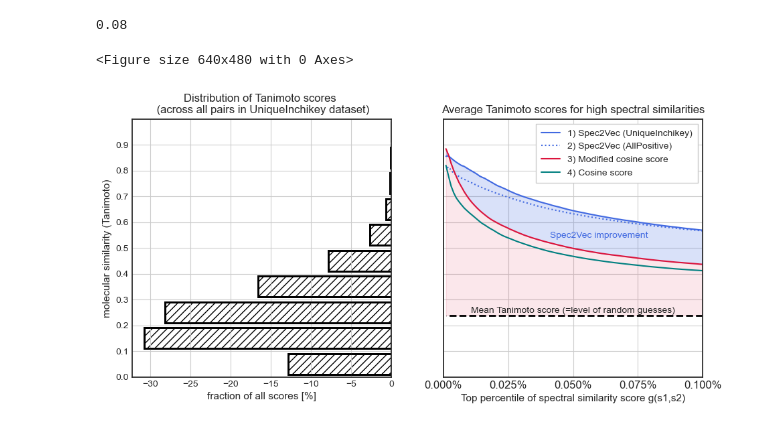
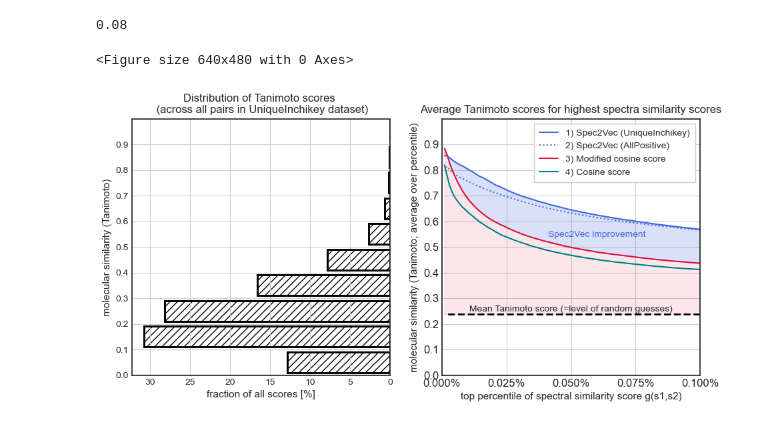
Before and after one commit to iomega/spec2vec_gnps_data_analysis, a Jupyter notebook: notebooks/iomega-7-compare-the-different-scores.ipynb, the cells around one changed output. Saved outputs shown, nothing was run; the diff lists cells and outputs as text; code cells hidden in the pictures.

```diff
--- a/notebooks/iomega-7-compare-the-different-scores.ipynb
+++ b/notebooks/iomega-7-compare-the-different-scores.ipynb
@@ -260,21 +275,22 @@ plt.figure()
 fig, (ax1, ax2) = plt.subplots(1, 2, sharey=True, figsize=figsize)
 #fig, ax1 = plt.subplots(1,1)
 bar_width = 0.8 * 1/n_bins
-ax1.barh(bin_edges[:-1]+delta_bin/2, -100*hist/np.sum(hist), height = bar_width, color='none',
+ax1.barh(bin_edges[:-1]+delta_bin/2, 100*hist/np.sum(hist), height = bar_width, color='none',
          edgecolor='black', hatch="///", lw=2., zorder = 0)
-ax1.barh(bin_edges[:-1]+delta_bin/2, -100*hist/np.sum(hist), height = bar_width,
+ax1.barh(bin_edges[:-1]+delta_bin/2, 100*hist/np.sum(hist), height = bar_width,
          edgecolor='black', linewidth=2, color='none',alpha=1)
 
 maxbar = np.max(100*hist/np.sum(hist))
-plt.xticks(-10*np.arange(np.ceil(maxbar/10)), ["{}".format(10*x) for x in np.arange(np.ceil(maxbar/10))],
+plt.xticks(10*np.arange(np.ceil(maxbar/10)), ["{}".format(10*x) for x in np.arange(np.ceil(maxbar/10))],
            fontsize=12)
 
 bar_labels = ['{:03.1f}'.format(bins_lst[i]) for i in range(n_bins)]
-plt.yticks(bins_lst[:-1], bar_labels, fontsize=12)#, rotation='vertical')
+plt.yticks(bins_lst[:-1], bar_labels, fontsize=12)
 ax1.set_ylabel('molecular similarity (Tanimoto)', fontsize=label_fontsize)
 ax1.set_xlabel('fraction of all scores [%]', fontsize=label_fontsize)
 plt.setp(ax.spines.values(), linewidth=3, color="black")
 ax1.grid(True)
+ax1.set_xlim((1.05 * max(100*hist/np.sum(hist)), 0))
 
 #Plot 2
 num_bins = 100
@@ -301,34 +317,35 @@ ax2.fill_between(x_percentiles, len(x_percentiles) * [tanimoto_mean], percentile
 
 ax2.plot(x_percentiles, percentile_cosine_tol0005,
          color='teal', #'gold',
          label='4) Cosine score')
 #ax2.fill_between(x_percentiles, percentile_cosine_tol0005, color='teal', alpha=0.1)
 
 ax2.plot(x_percentiles, len(x_percentiles) * [tanimoto_mean], "--", color='black', linewidth=2,
         )#label='5) Mean Tanimoto score (=level of random guesses)')
 #ax2.fill_between(x_percentiles, len(x_percentiles) * [tanimoto_mean], color='royalblue', alpha=0.1)
 
-ax2.set_xlabel("Top percentile of spectral similarity score g(s1,s2)", fontsize=label_fontsize)
+ax2.set_ylabel("molecular similarity (Tanimoto; average over percentile)", fontsize=label_fontsize)
+ax2.set_xlabel("top percentile of spectral similarity score g(s1,s2)", fontsize=label_fontsize)
 ax2.set_xlim((0, show_top_percentile))
 
 # Add extra text
 ax2.text(0.05, 0.25, "Mean Tanimoto score (=level of random guesses)", horizontalalignment='center')
 ax2.text(0.06, 0.54, "Spec2Vec improvement",
          horizontalalignment='center', color="royalblue")
 
 ax1.title.set_text('Distribution of Tanimoto scores \n (across all pairs in UniqueInchikey dataset)')
-ax2.title.set_text('Average Tanimoto scores for high spectral similarities')
-
+ax2.title.set_text('Average Tanimoto scores for highest spectra similarity scores')
+ax2.yaxis.set_tick_params(labelbottom=True)
 plt.xticks(fontsize=12)
 #plt.yticks(fontsize=12)
 #plt.xticks(np.arange(0, 0.11, step=0.02), ('0.00%', '0.02%', '0.04%', '0.06%', '0.08%', '0.10%'))
 plt.xticks(np.linspace(0, show_top_percentile, 5),
            ["{:.3f}%".format(x) for x in np.linspace(0, show_top_percentile, 5)], fontsize=12)
 plt.grid(True)
 legend = ax2.legend(fancybox=False, framealpha=1, shadow=False, borderpad=0.6, frameon=True)
 plt.ylim((0,1))
 
 plt.savefig("new_benachmark_plot.svg")
 # %% [output]
 <Figure size 640x480 with 0 Axes>
-[figure, old version]
+[figure, new version]
```
Also changed, not shown: parts of 4 cells of this notebook, 2 other files.
